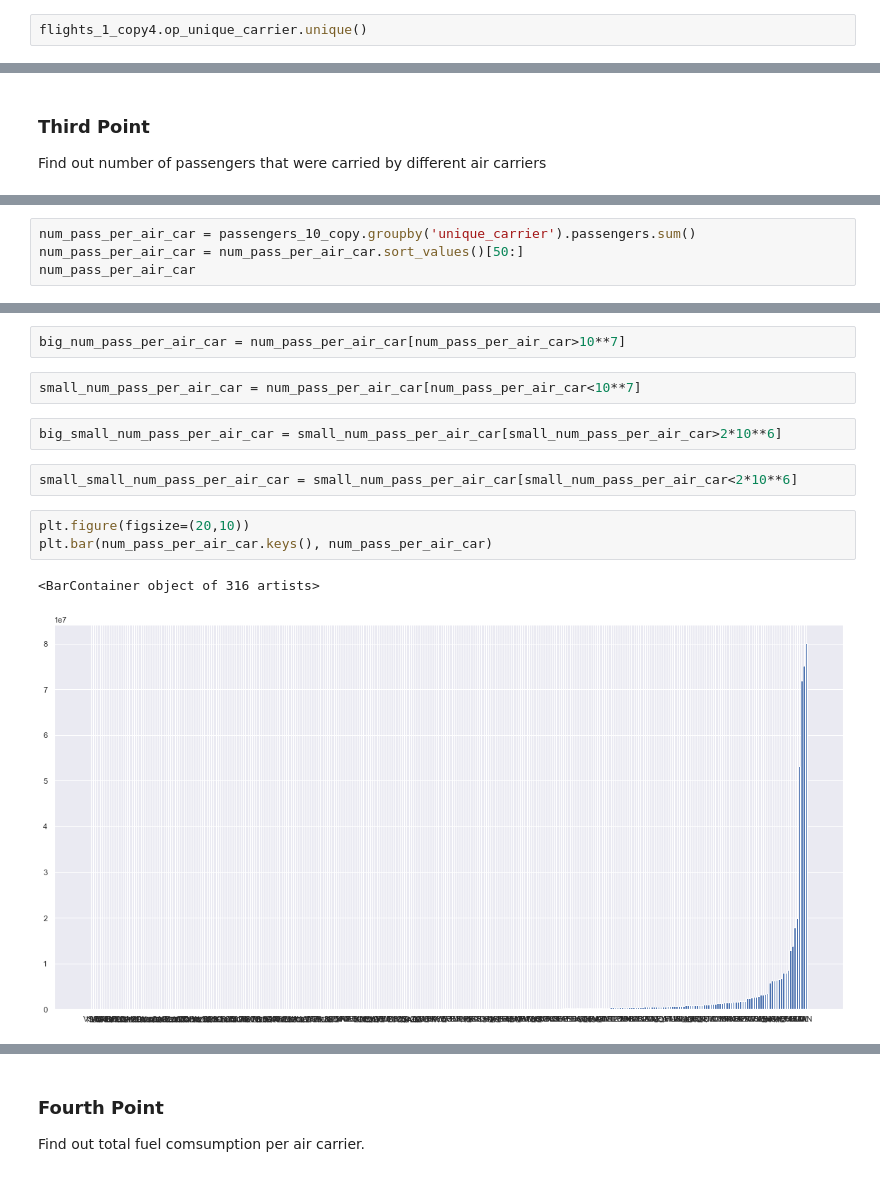
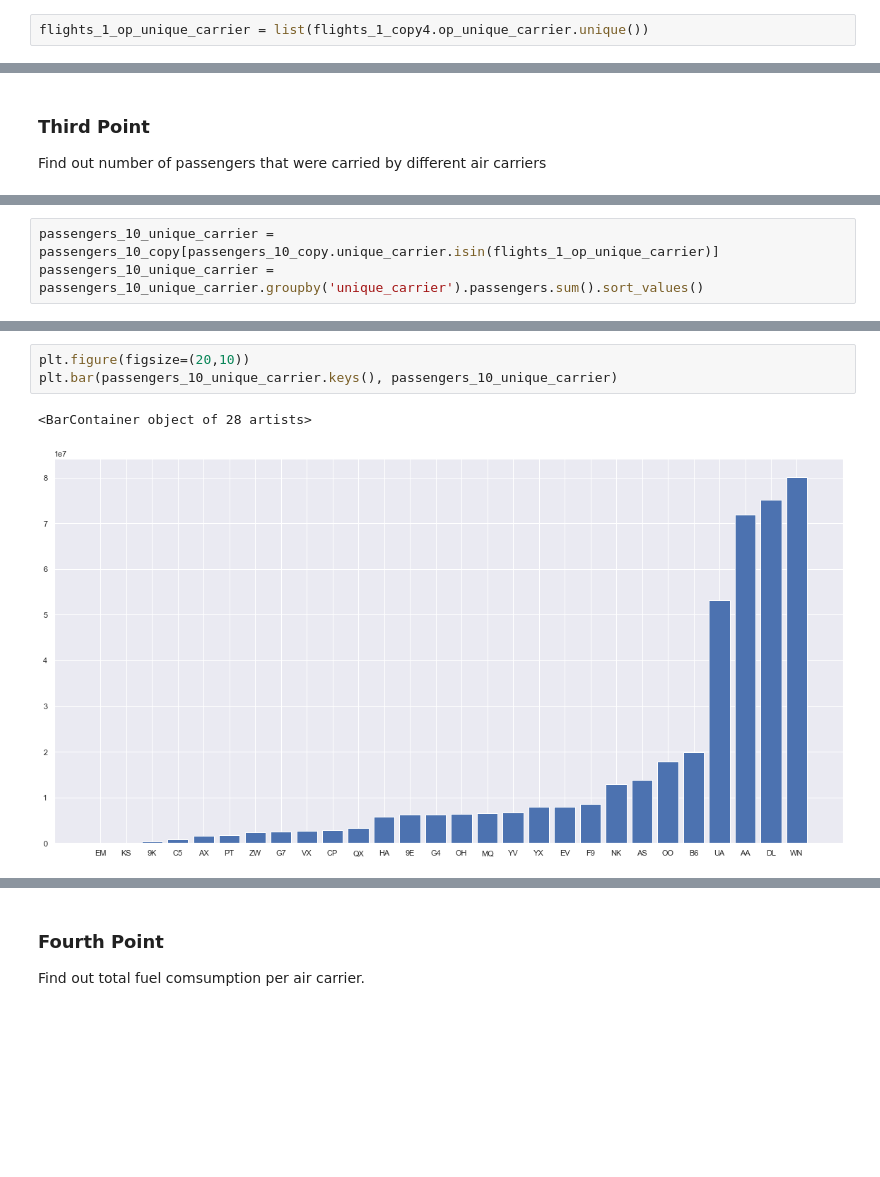
Before and after one commit to Noah2252/Lighthouse-Lab-Midterm-Project, a Jupyter notebook: exploratory_analysis.ipynb, the cells around one changed output, grey strips where cells are left out. Cells and saved outputs as stored; diff of their text form; blank space fills up the shorter version.

```diff
--- a/exploratory_analysis.ipynb
+++ b/exploratory_analysis.ipynb
@@ -462,4 +438,4 @@ flights_1_copy4.month = flights_1_copy4.month.map(lambda v: int(v[5:7]))
 ### First Point
 Find out average monthly delay per air carrier (monthly delay is sum of all delays in 1 month)
 # %%
-flights_1_copy4.op_unique_carrier.unique()
+flights_1_op_unique_carrier = list(flights_1_copy4.op_unique_carrier.unique())
@@ -570,4 +468,3 @@ Name: passengers, Length: 316, dtype: int64
 # %%
-num_pass_per_air_car = passengers_10_copy.groupby('unique_carrier').passengers.sum()
-num_pass_per_air_car = num_pass_per_air_car.sort_values()[50:]
-num_pass_per_air_car
+passengers_10_unique_carrier = passengers_10_copy[passengers_10_copy.unique_carrier.isin(flights_1_op_unique_carrier)]
+passengers_10_unique_carrier = passengers_10_unique_carrier.groupby('unique_carrier').passengers.sum().sort_values()
@@ -588,14 +471,6 @@ Name: passengers, Length: 316, dtype: int64
-# %%
-big_num_pass_per_air_car = num_pass_per_air_car[num_pass_per_air_car>10**7]
-# %%
-small_num_pass_per_air_car = num_pass_per_air_car[num_pass_per_air_car<10**7]
-# %%
-big_small_num_pass_per_air_car = small_num_pass_per_air_car[small_num_pass_per_air_car>2*10**6]
-# %%
-small_small_num_pass_per_air_car = small_num_pass_per_air_car[small_num_pass_per_air_car<2*10**6]
 # %%
 plt.figure(figsize=(20,10))
-plt.bar(num_pass_per_air_car.keys(), num_pass_per_air_car)
+plt.bar(passengers_10_unique_carrier.keys(), passengers_10_unique_carrier)
 # %% [output]
-<BarContainer object of 316 artists>
+<BarContainer object of 28 artists>
-[figure, old version]
+[figure, new version]
```
Also changed, not shown: parts of 38 cells of this notebook.
